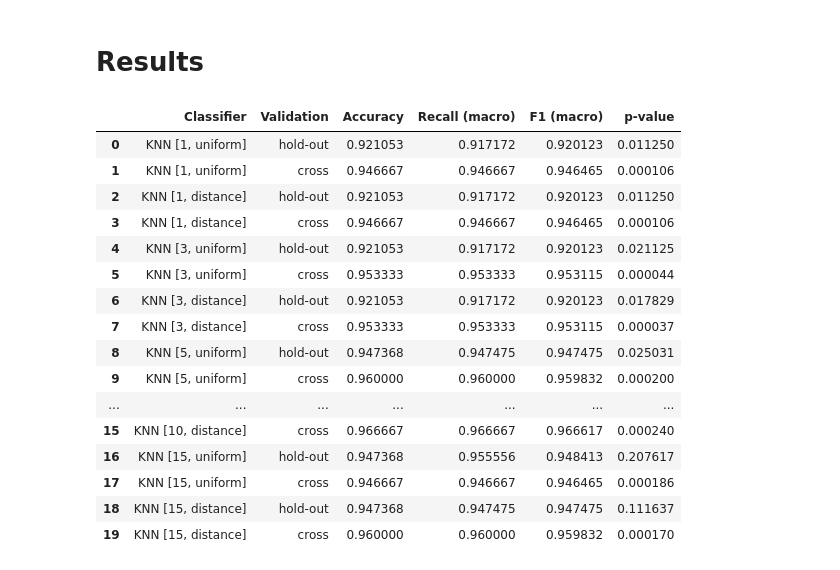
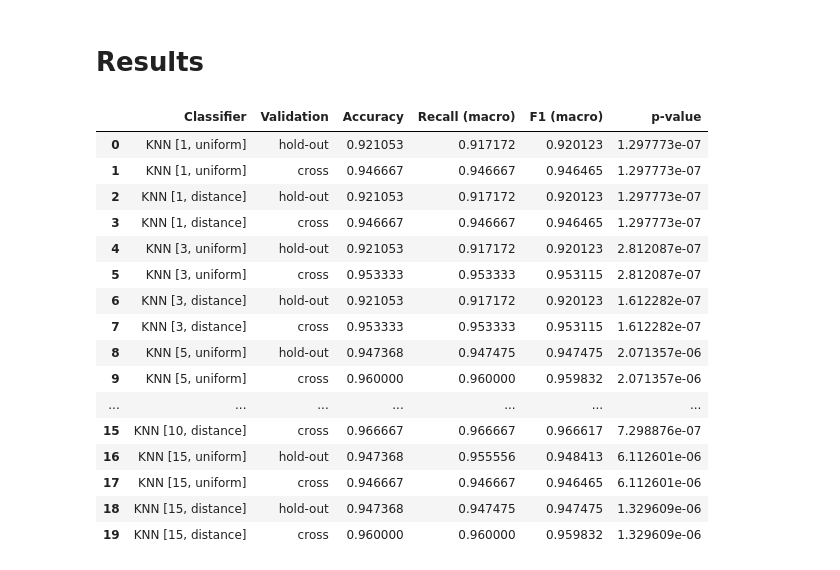
Before and after one commit to hoverslam/ml-projects, a Jupyter notebook: iris/iris.ipynb, the cells around one changed output. Cells and saved outputs as stored; diff of their text form; code cells hidden in the pictures.

Commit message:
put baseline in evaluation function

```diff
--- a/iris/iris.ipynb
+++ b/iris/iris.ipynb
@@ -186,12 +186,7 @@ def holdout(clf, X_train, y_train):
     recall = recall_score(y_val, model.predict(X_val), average="macro")
     f1 = f1_score(y_val, model.predict(X_val), average="macro")
 
-    baseline = DummyClassifier(strategy="uniform", random_state=30)
-    baseline.fit(X_train, y_train)
-
-    _, p = paired_ttest_5x2cv(estimator1=baseline, estimator2=model, X=X_train, y=y_train, scoring='accuracy', random_seed=30)
-
-    return([accuracy, recall, f1, p, model])
+    return([accuracy, recall, f1, model])
 # %% [markdown]
 ## Cross-validation
 # %%
@@ -202,44 +197,43 @@ def cross_validation(clf, X_train, y_train):
     recall = cross_val_score(model, X=X_train, y=y_train, scoring="recall_macro")
     f1 = cross_val_score(model, X=X_train, y=y_train, scoring="f1_macro")
 
-    baseline = DummyClassifier(strategy="uniform", random_state=30)
-    baseline.fit(X_train, y_train)
-
-    _, p = paired_ttest_5x2cv(estimator1=baseline, estimator2=model, X=X_train, y=y_train, scoring='accuracy', random_seed=30)
-
-    return([np.mean(accuracy), np.mean(recall), np.mean(f1), p, model])
+    return([np.mean(accuracy), np.mean(recall), np.mean(f1), model])
 # %% [markdown]
 # Results
 # %%
 def evaluate_classifiers(clf_dict, X_train, y_train):
+    baseline = DummyClassifier(strategy="most_frequent", random_state=30)
+    baseline.fit(X_train, y_train)
+
     results = list()
     for i, (key, clf) in enumerate(clf_dict.items()):
-        accuracy, recall, f1, p, model = holdout(clf, X_train, y_train)
+        _, p = paired_ttest_5x2cv(estimator1=baseline, estimator2=clf, X=X_train, y=y_train, scoring='accuracy', random_seed=30)
+        accuracy, recall, f1, model = holdout(clf, X_train, y_train)
         results.append([key, "hold-out", accuracy, recall, f1, p, model])
-        accuracy, recall, f1, p, model = cross_validation(clf, X_train, y_train)
+        accuracy, recall, f1, model = cross_validation(clf, X_train, y_train)
         results.append([key, "cross", accuracy, recall, f1, p, model])
 
     return(results)
 
 results = evaluate_classifiers(knn_classifiers, X_scaled, y_encoded)
 results_df = pd.DataFrame(results, columns=['Classifier', 'Validation', "Accuracy", "Recall (macro)", "F1 (macro)", "p-value", "Model"])
 results_df.drop("Model", axis=1, inplace=True)
 results_df
 # %% [output]
 |  | Classifier | Validation | Accuracy | Recall (macro) | F1 (macro) | p-value |
-| 0 | KNN [1, uniform] | hold-out | 0.921053 | 0.917172 | 0.920123 | 0.011250 |
-| 1 | KNN [1, uniform] | cross | 0.946667 | 0.946667 | 0.946465 | 0.000106 |
-| 2 | KNN [1, distance] | hold-out | 0.921053 | 0.917172 | 0.920123 | 0.011250 |
-| 3 | KNN [1, distance] | cross | 0.946667 | 0.946667 | 0.946465 | 0.000106 |
-| 4 | KNN [3, uniform] | hold-out | 0.921053 | 0.917172 | 0.920123 | 0.021125 |
-| 5 | KNN [3, uniform] | cross | 0.953333 | 0.953333 | 0.953115 | 0.000044 |
-| 6 | KNN [3, distance] | hold-out | 0.921053 | 0.917172 | 0.920123 | 0.017829 |
-| 7 | KNN [3, distance] | cross | 0.953333 | 0.953333 | 0.953115 | 0.000037 |
-| 8 | KNN [5, uniform] | hold-out | 0.947368 | 0.947475 | 0.947475 | 0.025031 |
-| 9 | KNN [5, uniform] | cross | 0.960000 | 0.960000 | 0.959832 | 0.000200 |
+| 0 | KNN [1, uniform] | hold-out | 0.921053 | 0.917172 | 0.920123 | 1.297773e-07 |
+| 1 | KNN [1, uniform] | cross | 0.946667 | 0.946667 | 0.946465 | 1.297773e-07 |
+| 2 | KNN [1, distance] | hold-out | 0.921053 | 0.917172 | 0.920123 | 1.297773e-07 |
+| 3 | KNN [1, distance] | cross | 0.946667 | 0.946667 | 0.946465 | 1.297773e-07 |
+| 4 | KNN [3, uniform] | hold-out | 0.921053 | 0.917172 | 0.920123 | 2.812087e-07 |
+| 5 | KNN [3, uniform] | cross | 0.953333 | 0.953333 | 0.953115 | 2.812087e-07 |
+| 6 | KNN [3, distance] | hold-out | 0.921053 | 0.917172 | 0.920123 | 1.612282e-07 |
+| 7 | KNN [3, distance] | cross | 0.953333 | 0.953333 | 0.953115 | 1.612282e-07 |
+| 8 | KNN [5, uniform] | hold-out | 0.947368 | 0.947475 | 0.947475 | 2.071357e-06 |
+| 9 | KNN [5, uniform] | cross | 0.960000 | 0.960000 | 0.959832 | 2.071357e-06 |
 | ... | ... | ... | ... | ... | ... | ... |
-| 15 | KNN [10, distance] | cross | 0.966667 | 0.966667 | 0.966617 | 0.000240 |
-| 16 | KNN [15, uniform] | hold-out | 0.947368 | 0.955556 | 0.948413 | 0.207617 |
-| 17 | KNN [15, uniform] | cross | 0.946667 | 0.946667 | 0.946465 | 0.000186 |
-| 18 | KNN [15, distance] | hold-out | 0.947368 | 0.947475 | 0.947475 | 0.111637 |
-| 19 | KNN [15, distance] | cross | 0.960000 | 0.960000 | 0.959832 | 0.000170 |
+| 15 | KNN [10, distance] | cross | 0.966667 | 0.966667 | 0.966617 | 7.298876e-07 |
+| 16 | KNN [15, uniform] | hold-out | 0.947368 | 0.955556 | 0.948413 | 6.112601e-06 |
+| 17 | KNN [15, uniform] | cross | 0.946667 | 0.946667 | 0.946465 | 6.112601e-06 |
+| 18 | KNN [15, distance] | hold-out | 0.947368 | 0.947475 | 0.947475 | 1.329609e-06 |
+| 19 | KNN [15, distance] | cross | 0.960000 | 0.960000 | 0.959832 | 1.329609e-06 |
```
